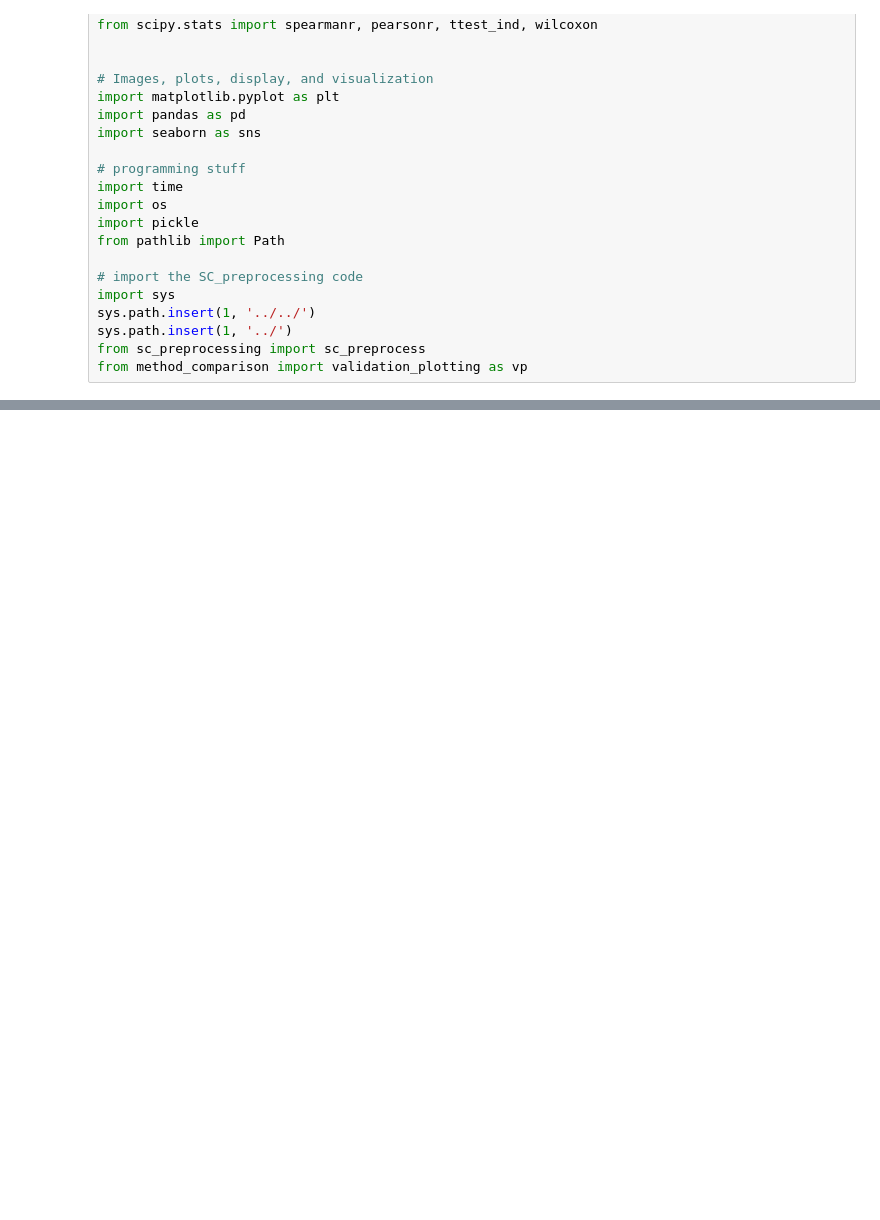
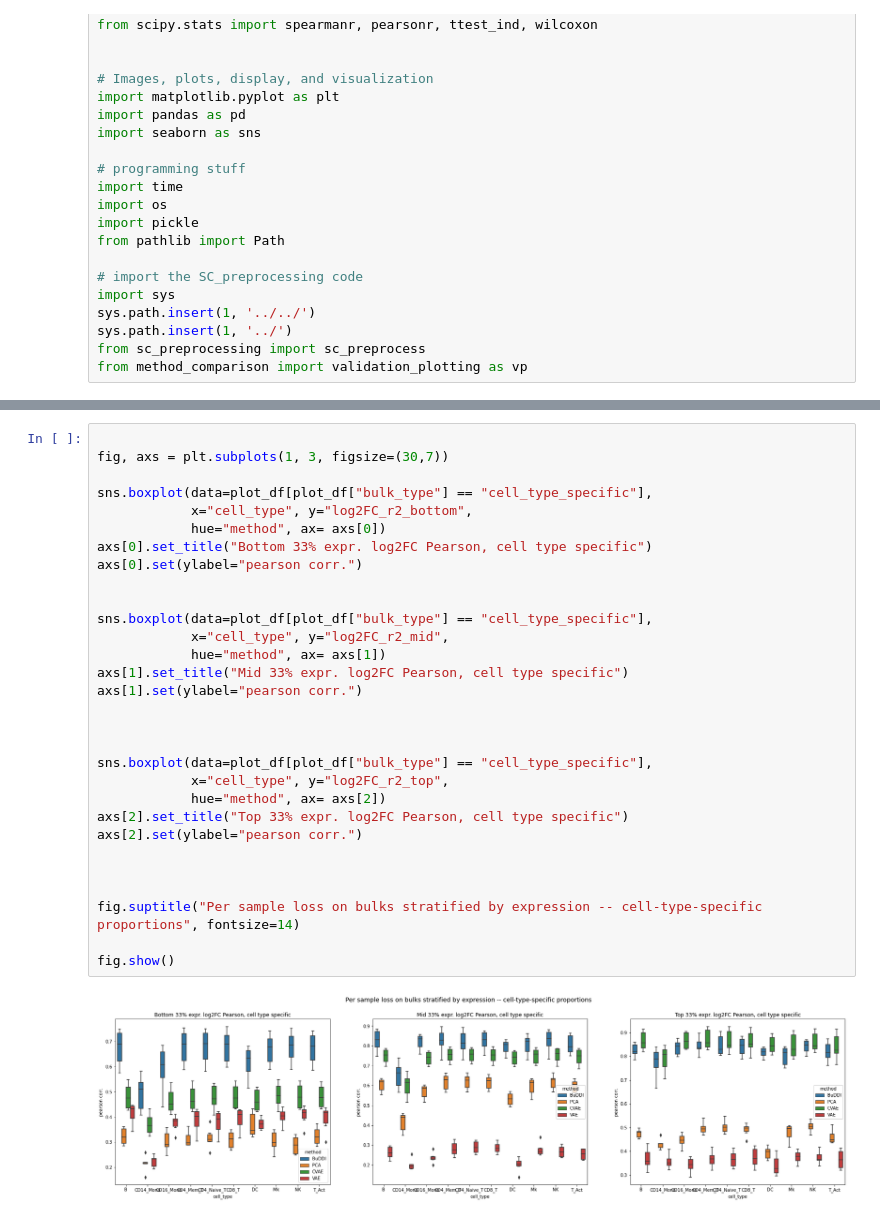
Before and after one commit to greenelab/sc_bulk_ood, a Jupyter notebook: exploratory_experiments/compare_kang_corr.ipynb, the cells around one changed output, grey strips where cells are left out. Drawn from its saved outputs; the diff is of its cells as text; blank space fills up the shorter version.

```diff
--- a/exploratory_experiments/compare_kang_corr.ipynb
+++ b/exploratory_experiments/compare_kang_corr.ipynb
@@ -87,0 +101,32 @@ fig.show()
+# %%
+
+fig, axs = plt.subplots(1, 3, figsize=(30,7))
+
+sns.boxplot(data=plot_df[plot_df["bulk_type"] == "cell_type_specific"],
+            x="cell_type", y="log2FC_r2_bottom",
+            hue="method", ax= axs[0])
+axs[0].set_title("Bottom 33% expr. log2FC Pearson, cell type specific")
+axs[0].set(ylabel="pearson corr.")
+
+
+sns.boxplot(data=plot_df[plot_df["bulk_type"] == "cell_type_specific"],
+            x="cell_type", y="log2FC_r2_mid",
+            hue="method", ax= axs[1])
+axs[1].set_title("Mid 33% expr. log2FC Pearson, cell type specific")
+axs[1].set(ylabel="pearson corr.")
+
+
+
+sns.boxplot(data=plot_df[plot_df["bulk_type"] == "cell_type_specific"],
+            x="cell_type", y="log2FC_r2_top",
+            hue="method", ax= axs[2])
+axs[2].set_title("Top 33% expr. log2FC Pearson, cell type specific")
+axs[2].set(ylabel="pearson corr.")
+
+
+
+fig.suptitle("Per sample loss on bulks stratified by expression -- cell-type-specific proportions", fontsize=14)
+
+fig.show()
+# %% [output]
+[figure, added]
```
Also changed, not shown: parts of 4 cells of this notebook.
